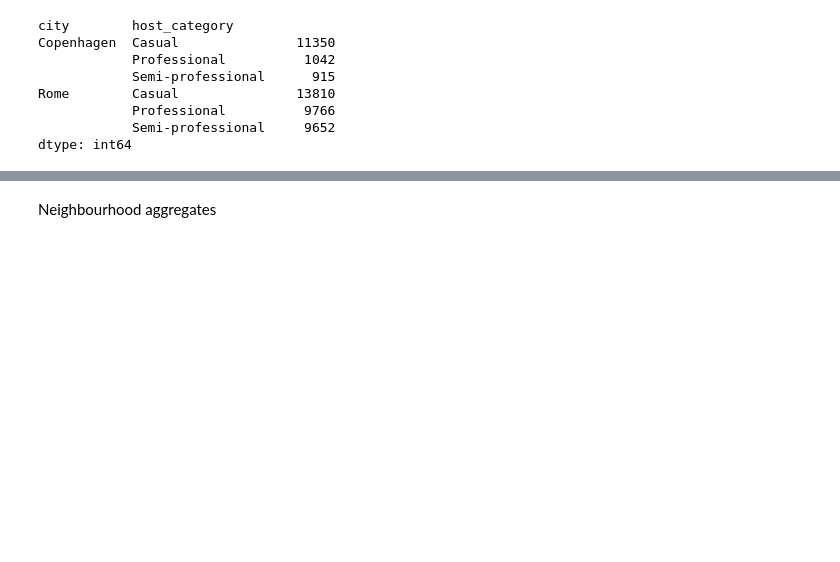
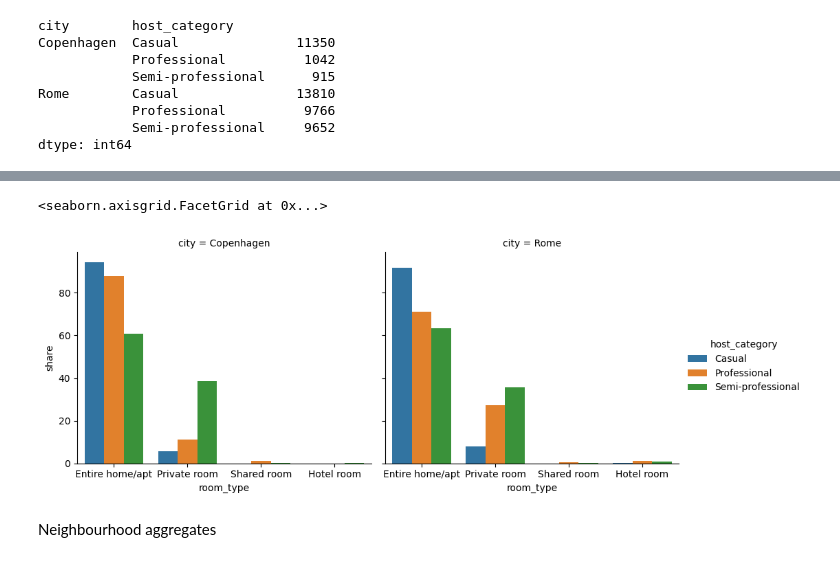
Before and after one commit to andreamammano89-maker/DataVisualisationPW_MESA, a Jupyter notebook: projectdv.ipynb, the cells around one changed output, grey strips where cells are left out. Cells and saved outputs as stored; diff of their text form; code cells hidden in the pictures; blank space fills up the shorter version.

```diff
--- a/projectdv.ipynb
+++ b/projectdv.ipynb
@@ -704,6 +708,8 @@ Index(['host_id', 'calculated_host_listings_count', 'room_type', 'price',
 # merge datasets
 # %%
 df = pd.concat([df_rome, df_cop], ignore_index=True)
+# %%
+df = df[df["room_type"].notna()]
 # %%
 df.groupby("city")["price"].describe()
 # %% [output]
@@ -810,3 +816,19 @@ Rome        Casual               13810
             Professional          9766
             Semi-professional     9652
 dtype: int64
+# %%
+# --- ROOM TYPE BY HOST CATEGORY ---
+
+room_host = (
+    df.groupby(["city", "host_category", "room_type"])
+    .size()
+    .reset_index(name="count")
+)
+
+room_host["share"] = (
+    room_host.groupby(["city", "host_category"])["count"]
+    .transform(lambda x: x / x.sum() * 100)
+    .round(1)
+)
+
+room_host
@@ -813,3 +853,17 @@ dtype: int64
+# %%
+sns.catplot(
+    data=room_host,
+    x="room_type",
+    y="share",
+    hue="host_category",
+    col="city",
+    kind="bar",
+    height=4,
+    aspect=1.2
+)
+# %% [output]
+<seaborn.axisgrid.FacetGrid at 0x...>
+[figure, added]
 # %% [markdown]
 Neighbourhood aggregates
 # %%
```
Also changed, not shown: parts of 24 cells of this notebook.
